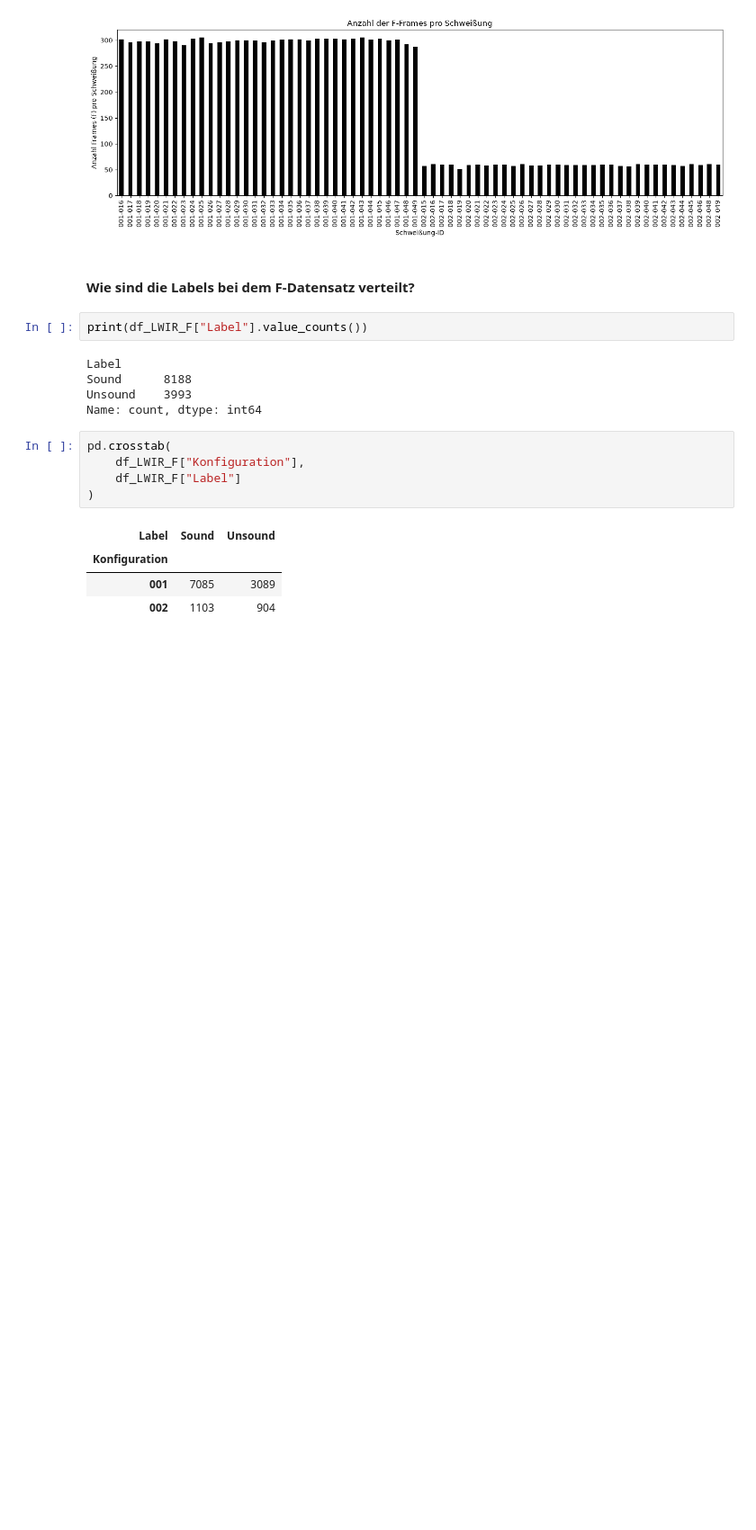
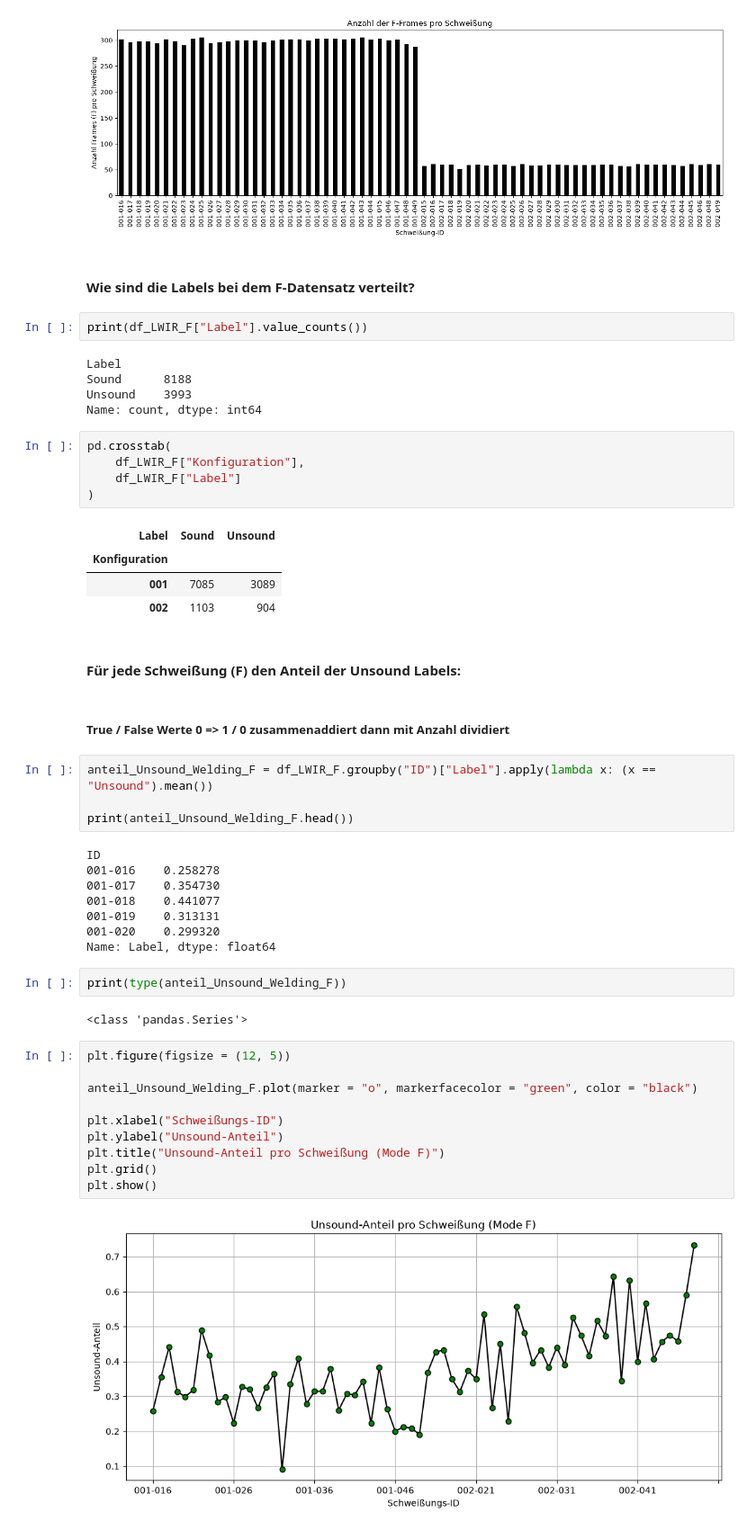
Before and after one commit to molnarkop04/industrial-ai-timeseries, a Jupyter notebook: projects/laser_welding_quality/notebooks/laserWelding.ipynb, the cells around one changed output. Shown at 90% size. Drawn from its saved outputs; the diff is of its cells as text; blank space fills up the shorter version.

Commit message:
Visulize Unsound share per weld fpr PIL Mode F

```diff
--- a/projects/laser_welding_quality/notebooks/laserWelding.ipynb
+++ b/projects/laser_welding_quality/notebooks/laserWelding.ipynb
@@ -1218,3 +1218,35 @@ pd.crosstab(
 | Konfiguration |  |  |
 | 001 | 7085 | 3089 |
 | 002 | 1103 | 904 |
+# %% [markdown]
+#### Für jede Schweißung (F) den Anteil der Unsound Labels:
+# %% [markdown]
+##### True / False Werte 0 => 1 / 0 zusammenaddiert dann mit Anzahl dividiert
+# %%
+anteil_Unsound_Welding_F = df_LWIR_F.groupby("ID")["Label"].apply(lambda x: (x == "Unsound").mean())
+
+print(anteil_Unsound_Welding_F.head())
+# %% [output]
+ID
+001-016    0.258278
+001-017    0.354730
+001-018    0.441077
+001-019    0.313131
+001-020    0.299320
+Name: Label, dtype: float64
+# %%
+print(type(anteil_Unsound_Welding_F))
+# %% [output]
+<class 'pandas.Series'>
+# %%
+plt.figure(figsize = (12, 5))
+
+anteil_Unsound_Welding_F.plot(marker = "o", markerfacecolor = "green", color = "black")
+
+plt.xlabel("Schweißungs-ID")
+plt.ylabel("Unsound-Anteil")
+plt.title("Unsound-Anteil pro Schweißung (Mode F)")
+plt.grid()
+plt.show()
+# %% [output]
+[figure, added]
```
